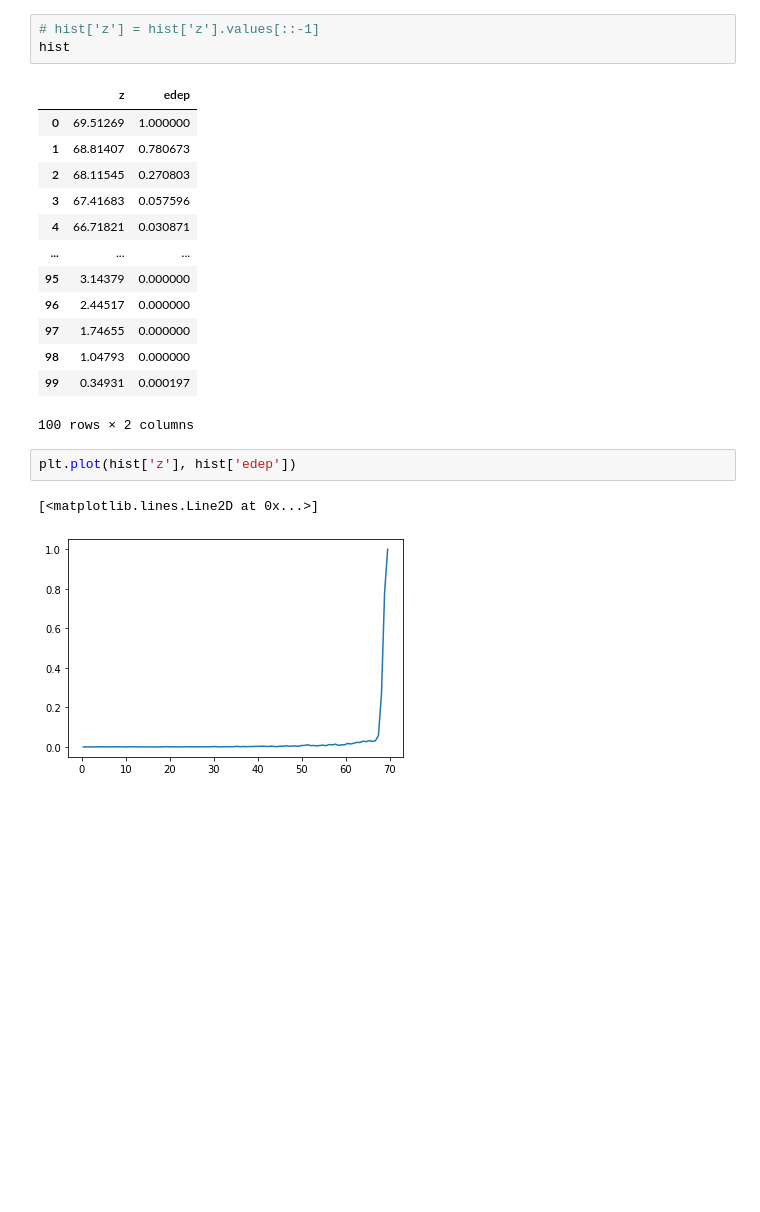
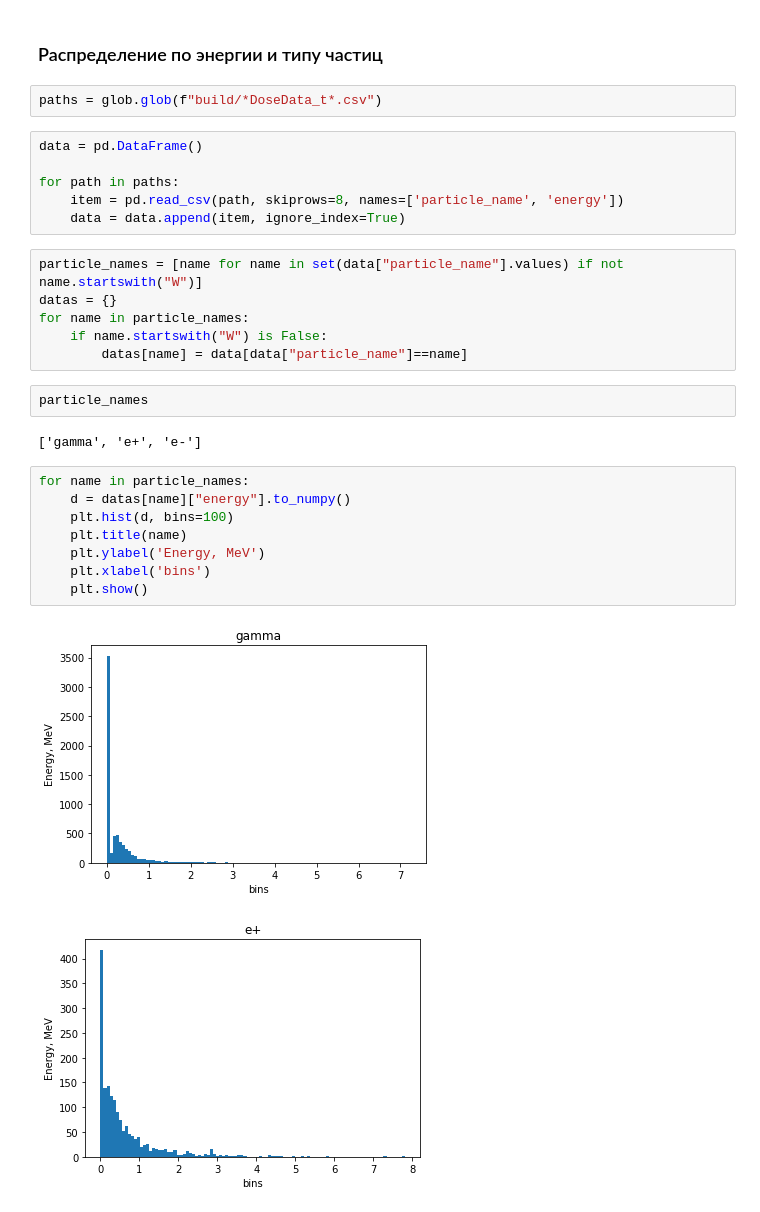
Before and after one commit to annndruha/Distribution-of-secondary-particles-in-tissue-equivalent-materials, a Jupyter notebook: model/DosePlotter.ipynb, the cells around one changed output. Saved outputs shown, nothing was run; the diff lists cells and outputs as text; blank space fills up the shorter version.

```diff
--- a/model/DosePlotter.ipynb
+++ b/model/DosePlotter.ipynb
@@ -61,22 +45,31 @@ plt.savefig('aDoseDepthHist.png')
-# %%
-# hist['z'] = hist['z'].values[::-1]
-hist
-# %% [output]
-|  | z | edep |
-| 0 | 69.51269 | 1.000000 |
-| 1 | 68.81407 | 0.780673 |
-| 2 | 68.11545 | 0.270803 |
-| 3 | 67.41683 | 0.057596 |
-| 4 | 66.71821 | 0.030871 |
-| ... | ... | ... |
-| 95 | 3.14379 | 0.000000 |
-| 96 | 2.44517 | 0.000000 |
-| 97 | 1.74655 | 0.000000 |
-| 98 | 1.04793 | 0.000000 |
-| 99 | 0.34931 | 0.000197 |
-100 rows × 2 columns
-# %%
-plt.plot(hist['z'], hist['edep'])
-# %% [output]
-[<matplotlib.lines.Line2D at 0x...>]
-[figure, removed]
+# %% [markdown]
+### Распределение по энергии и типу частиц
+# %%
+paths = glob.glob(f"build/*DoseData_t*.csv")
+# %%
+data = pd.DataFrame()
+
+for path in paths:
+    item = pd.read_csv(path, skiprows=8, names=['particle_name', 'energy'])
+    data = data.append(item, ignore_index=True)
+# %%
+particle_names = [name for name in set(data["particle_name"].values) if not name.startswith("W")]
+datas = {}
+for name in particle_names:
+    if name.startswith("W") is False:
+        datas[name] = data[data["particle_name"]==name]
+# %%
+particle_names
+# %% [output]
+['gamma', 'e+', 'e-']
+# %%
+for name in particle_names:
+    d = datas[name]["energy"].to_numpy()
+    plt.hist(d, bins=100)
+    plt.title(name)
+    plt.ylabel('Energy, MeV')
+    plt.xlabel('bins')
+    plt.show()
+# %% [output]
+[figure, added]
+[figure, added]
```
Also changed, not shown: parts of 10 cells of this notebook, 4 other files.
